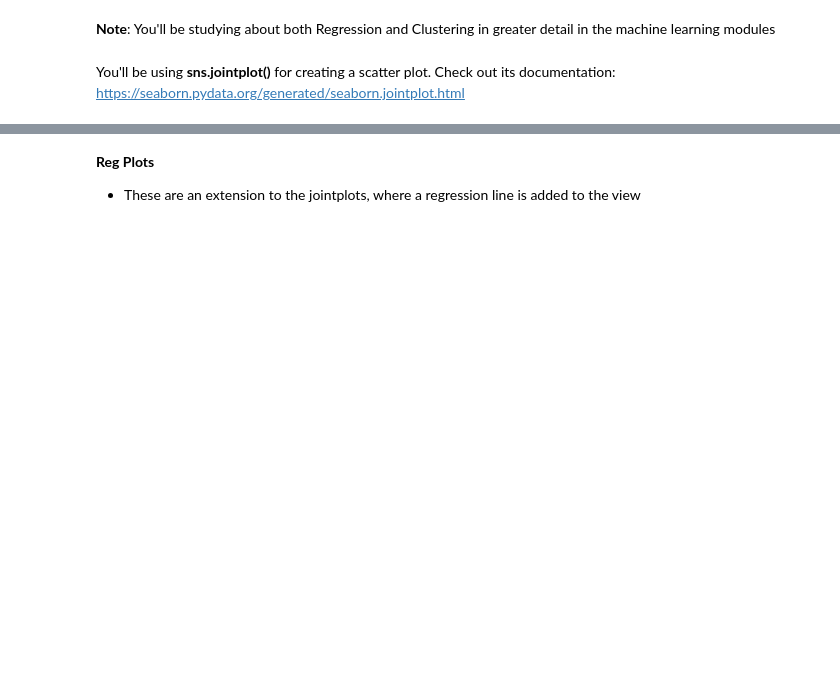
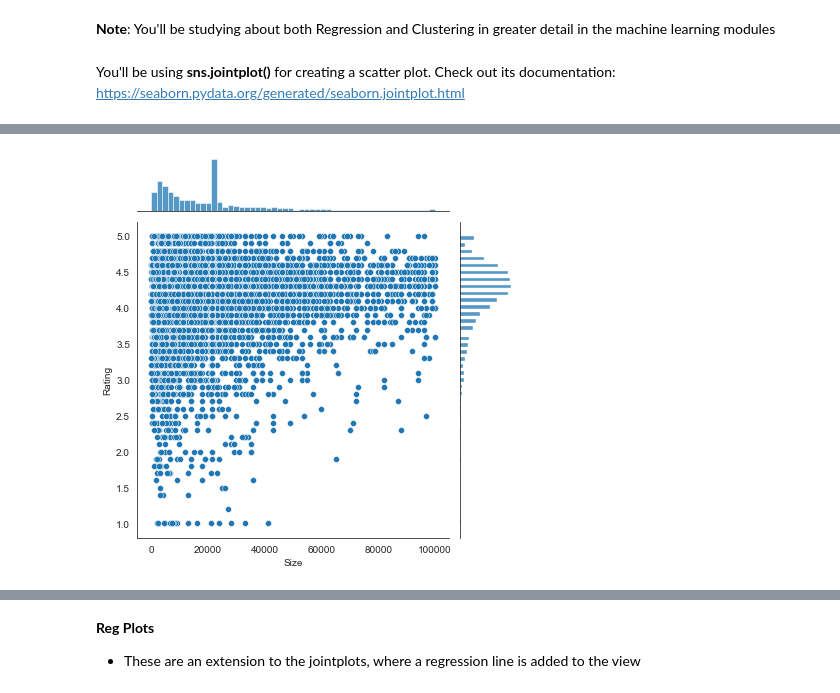
Before and after one commit to khairnardevashish/Data-Visualisation-for-DS-and-ML, a Jupyter notebook: Case Study Notebook/Data Visualisation in Python - Case Study.ipynb, the cells around one changed output, grey strips where cells are left out. Drawn from its saved outputs; the diff is of its cells as text; code cells hidden in the pictures; blank space fills up the shorter version.

```diff
--- a/Case Study Notebook/Data Visualisation in Python - Case Study.ipynb
+++ b/Case Study Notebook/Data Visualisation in Python - Case Study.ipynb
@@ -796,0 +805,5 @@ https://seaborn.pydata.org/generated/seaborn.jointplot.html
+# %%
+sns.jointplot(df.Size, df.Rating)
+plt.show()
+# %% [output]
+[figure, added]
```
Also changed, not shown: parts of 14 cells of this notebook.
